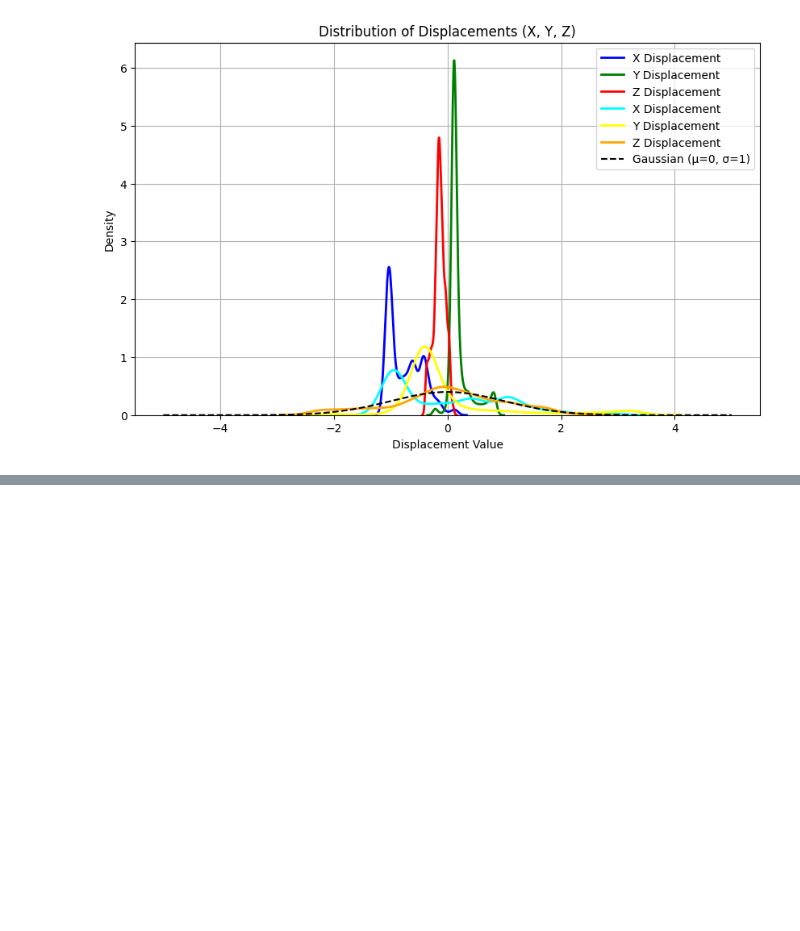
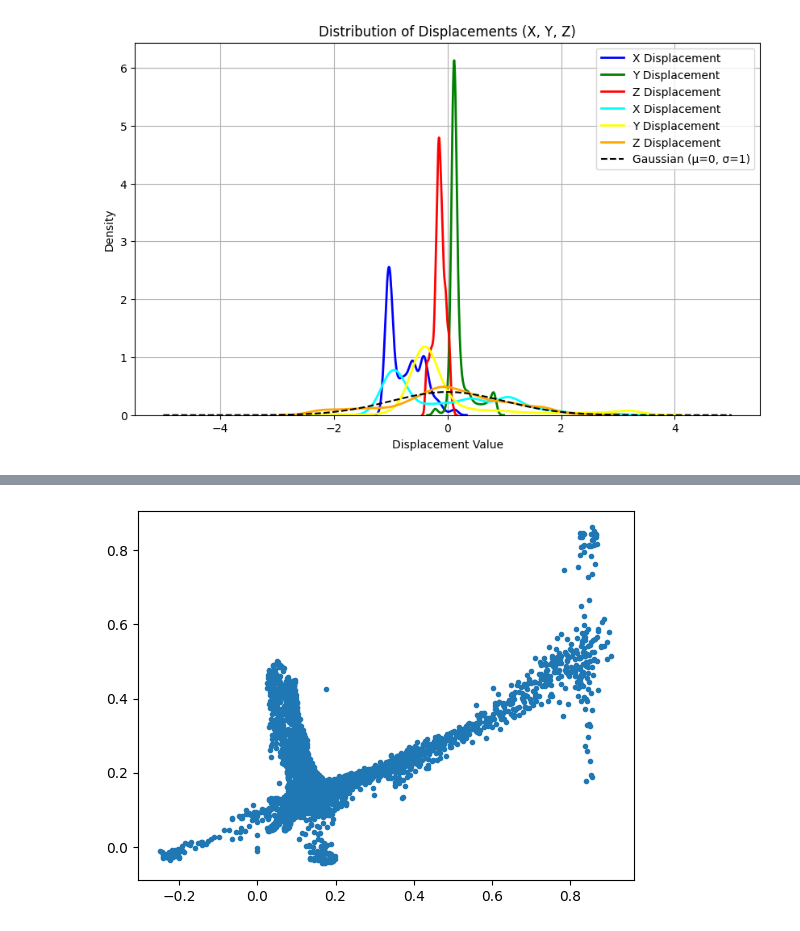
Before and after one commit to noor-malaika/lts-modulus, a Jupyter notebook: shell_mgn/eda.ipynb, the cells around one changed output, grey strips where cells are left out. Cells and saved outputs as stored; diff of their text form; code cells hidden in the pictures; blank space fills up the shorter version.

```diff
--- a/shell_mgn/eda.ipynb
+++ b/shell_mgn/eda.ipynb
@@ -120,0 +132,5 @@ plt.show()
+# %%
+plt.scatter(pv_mesh.point_data["disp_y"], pv_mesh.point_data["pred_disp_y"], marker='.')
+plt.show()
+# %% [output]
+[figure, added]
```
Also changed, not shown: parts of 3 cells of this notebook, 2 other files.
